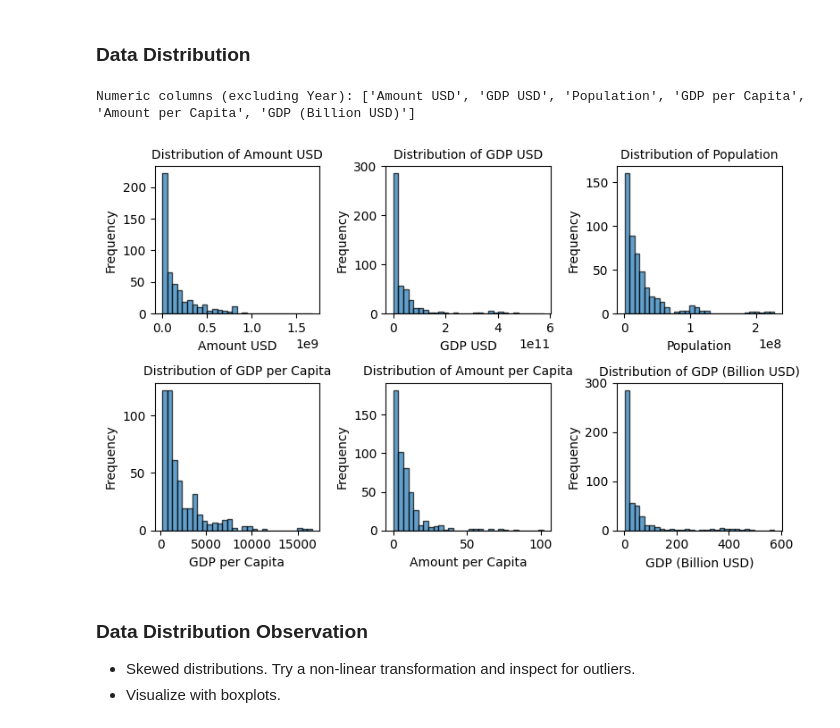
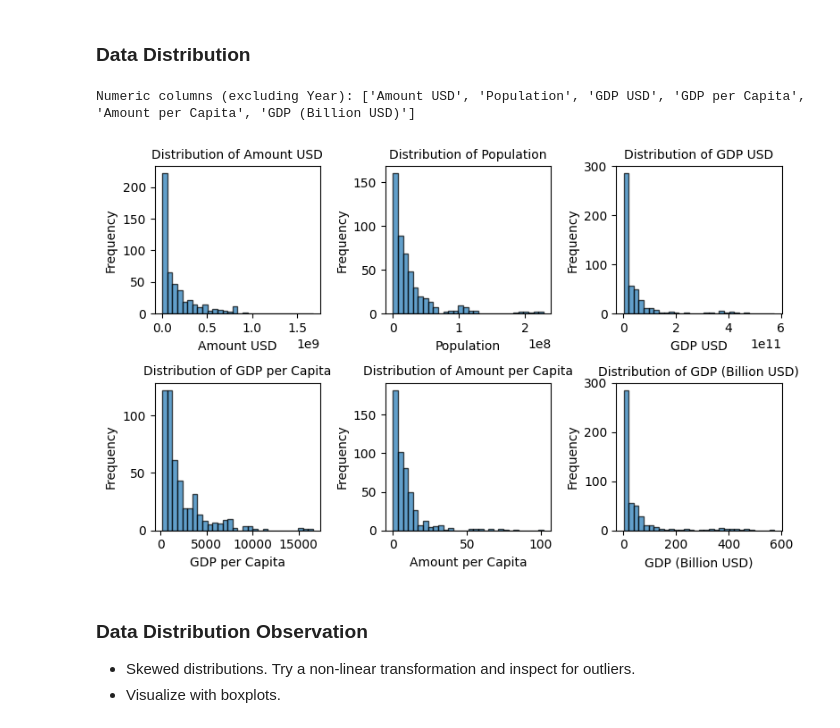
Before and after one commit to MaureenOShea/WiDS25_data-sleuthing, a Jupyter notebook: wids_usaid_africa_analysis.ipynb, the cells around one changed output. Saved outputs shown, nothing was run; the diff lists cells and outputs as text; code cells hidden in the pictures.

```diff
--- a/wids_usaid_africa_analysis.ipynb
+++ b/wids_usaid_africa_analysis.ipynb
@@ -123,11 +121,9 @@ merged_df = merged_df.dropna(subset=["Population","GDP USD"])
 combined_categories = ['Democracy, Human Rights, and Governance', 'Education and Social Services', 'Peace and Security', 'Environment']
 merged_df['US Category Name'] = merged_df['US Category Name'].apply(lambda x: 'Combined Categories' if x in combined_categories else x)
 
-display(merged_df.info(), merged_df.describe())
+#
+merged_df = merged_df.groupby(["Year","Country Code","Income Group Acronym", "US Category Name","Country Name",]).agg({
+    "Amount USD": "sum", "Population": "mean", "GDP USD":"mean"}).reset_index()
 
-# get unique values for categorical columns
-
-for column in merged_df.columns:
-  if merged_df[column].dtype == 'object':
-    display(f"Unique values for {column}: {merged_df[column].unique()}")
+display(merged_df)
 # %% [output]
@@ -540,42 +555,42 @@ Explore the correlation between:
 # %%
 # Correlation Scatterplots
 
-# Group the merged dataframe by 'Country Code', 'Country Name', and 'Year'
-grouped_df = merged_df.groupby(['Country Code', 'Country Name', 'Year'], as_index=False).agg({
-    'Amount USD': 'sum',      # Sum the assistance amounts for the same country-year
-    'GDP USD': 'mean',       # Assuming GDP and Population are consistent within each country-year, take the mean entry
-    'Population': 'mean'})
+# country-year level
+country_year_df = merged_df.groupby(["Year","Country Name",
+                                     "Income Group Acronym"]).agg({"Amount USD": "sum",
+                                                                   "Population": "mean",
+                                                                   "GDP USD":"mean"}).reset_index()
 
 
 # Create new columns for per capita values
-grouped_df['GDP per Capita'] = grouped_df['GDP USD'] / grouped_df['Population']
-grouped_df['Amount per Capita'] = grouped_df['Amount USD'] / grouped_df['Population']
+country_year_df['GDP per Capita'] = country_year_df['GDP USD'] / country_year_df['Population']
+country_year_df['Amount per Capita'] = country_year_df['Amount USD'] / country_year_df['Population']
 
-grouped_df['GDP (Billion USD)'] = grouped_df['GDP USD'] / 1e9
+country_year_df['GDP (Billion USD)'] = country_year_df['GDP USD'] / 1e9
 
 # Scatter plots
 fig, axes = plt.subplots(2, 2, figsize=(8,5))
 
 # Plot 1: USAID vs GDP
-axes[0, 0].scatter(grouped_df['Amount USD'], grouped_df['GDP (Billion USD)'])
+axes[0, 0].scatter(country_year_df['Amount USD'], country_year_df['GDP (Billion USD)'])
 axes[0, 0].set_title('USAID vs GDP')
 axes[0, 0].set_xlabel('USAID (USD)')
 axes[0, 0].set_ylabel('GDP (Billion USD)')
 
 # Plot 2: USAID vs GDP per capita
-axes[0, 1].scatter(grouped_df['Amount USD'], grouped_df['GDP per Capita'])
+axes[0, 1].scatter(country_year_df['Amount USD'], country_year_df['GDP per Capita'])
 axes[0, 1].set_title('USAID vs GDP per capita')
 axes[0, 1].set_xlabel('USAID (USD)')
 axes[0, 1].set_ylabel('GDP per capita (USD)')
 
 # Plot 3: USAID per capita vs GDP
-axes[1, 0].scatter(grouped_df['Amount per Capita'], grouped_df['GDP (Billion USD)'])
+axes[1, 0].scatter(country_year_df['Amount per Capita'], country_year_df['GDP (Billion USD)'])
 axes[1, 0].set_title('USAID per capita vs GDP')
 axes[1, 0].set_xlabel('USAID per capita (USD)')
 axes[1, 0].set_ylabel('GDP (Billion USD)')
 
 # Plot 4: USAID per capita vs GDP per capita
-axes[1, 1].scatter(grouped_df['Amount per Capita'], grouped_df['GDP per Capita'])
+axes[1, 1].scatter(country_year_df['Amount per Capita'], country_year_df['GDP per Capita'])
 axes[1, 1].set_title('USAID per capita vs GDP per capita')
 axes[1, 1].set_xlabel('USAID per capita (USD)')
 axes[1, 1].set_ylabel('GDP per capita (USD)')
@@ -591,25 +606,25 @@ plt.show()
 ### Data Distribution
 # %%
 # Identify numeric columns excluding 'Year'
-numeric_columns = [col for col in grouped_df.select_dtypes(include=[np.number]).columns if col != 'Year']
+numeric_columns = [col for col in country_year_df.select_dtypes(include=[np.number]).columns if col != 'Year']
 print("Numeric columns (excluding Year):", numeric_columns)
 
 # Create a 2x3 grid of subplots
 fig, axes = plt.subplots(2, 3, figsize=(8, 5))
 axes = axes.flatten()  # Flatten to iterate easily over all axes
 
 # Plot histogram for each numeric column on a separate subplot
 for i, col in enumerate(numeric_columns):
-    axes[i].hist(grouped_df[col].dropna(), bins=30, alpha=0.7, edgecolor='black')
+    axes[i].hist(country_year_df[col].dropna(), bins=30, alpha=0.7, edgecolor='black')
     axes[i].set_title(f'Distribution of {col}', fontsize=10)
     axes[i].set_xlabel(col)
     axes[i].set_ylabel('Frequency')
 
 plt.tight_layout()
 plt.show()
 # %% [output]
-Numeric columns (excluding Year): ['Amount USD', 'GDP USD', 'Population', 'GDP per Capita', 'Amount per Capita', 'GDP (Billion USD)']
+Numeric columns (excluding Year): ['Amount USD', 'Population', 'GDP USD', 'GDP per Capita', 'Amount per Capita', 'GDP (Billion USD)']
-[figure, old version]
+[figure, new version]
 # %% [markdown]
 ### Data Distribution Observation
 * Skewed distributions. Try a non-linear transformation and inspect for outliers.
```
Also changed, not shown: parts of 13 cells of this notebook.
